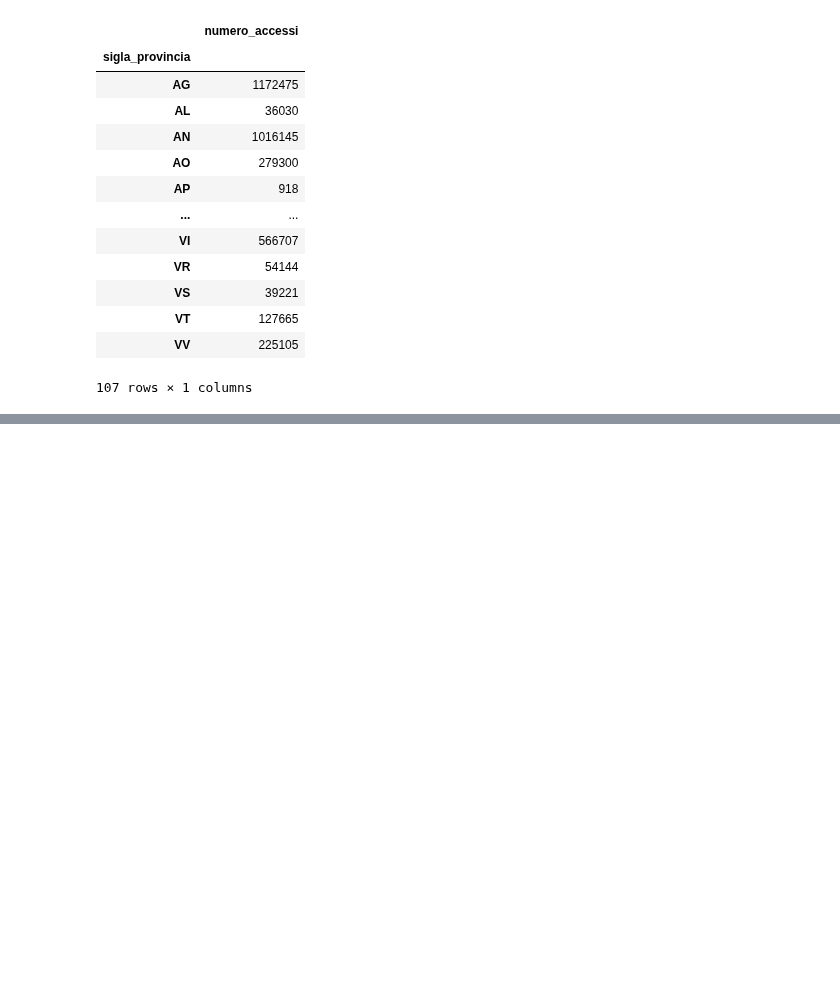
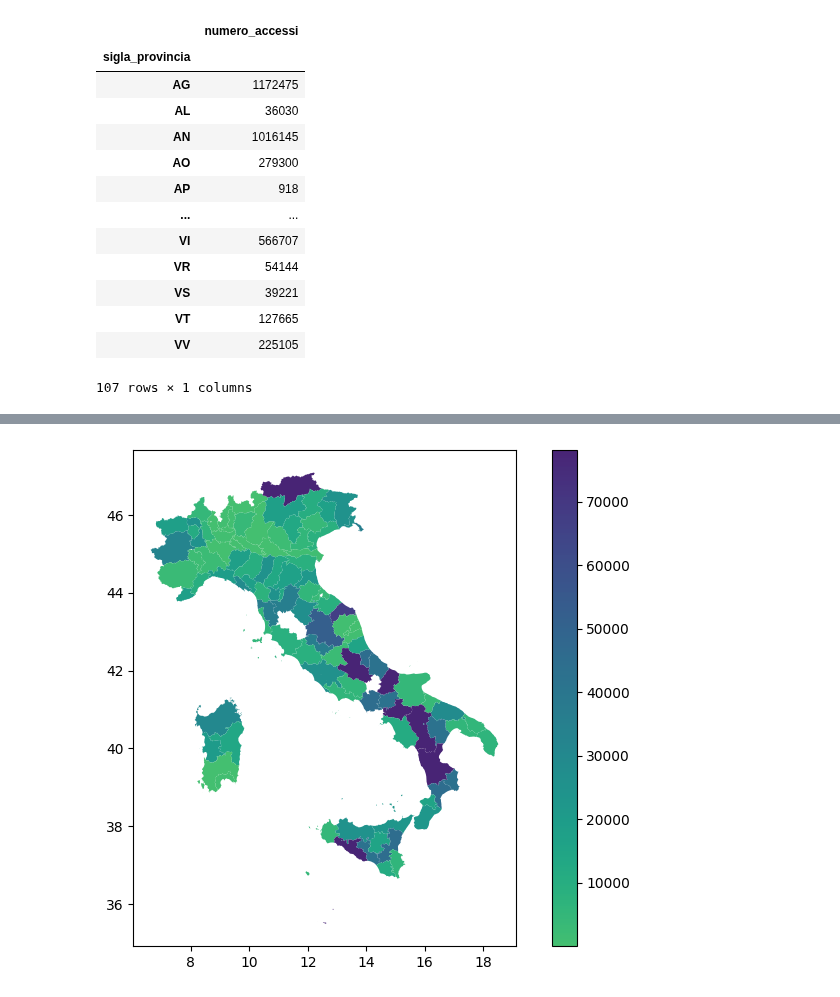
Before and after one commit to armandoschianodicola/italy-stats, a Jupyter notebook: 9/main.ipynb, the cells around one changed output, grey strips where cells are left out. Drawn from its saved outputs; the diff is of its cells as text; code cells hidden in the pictures; blank space fills up the shorter version.

```diff
--- a/9/main.ipynb
+++ b/9/main.ipynb
@@ -142,0 +201,8 @@ df.plot(
+# %%
+df.plot(
+    column="target_group_avg",
+    legend=True,
+    cmap=CMAP
+);
+# %% [output]
+[figure, added]
```
Also changed, not shown: parts of 12 cells of this notebook.
